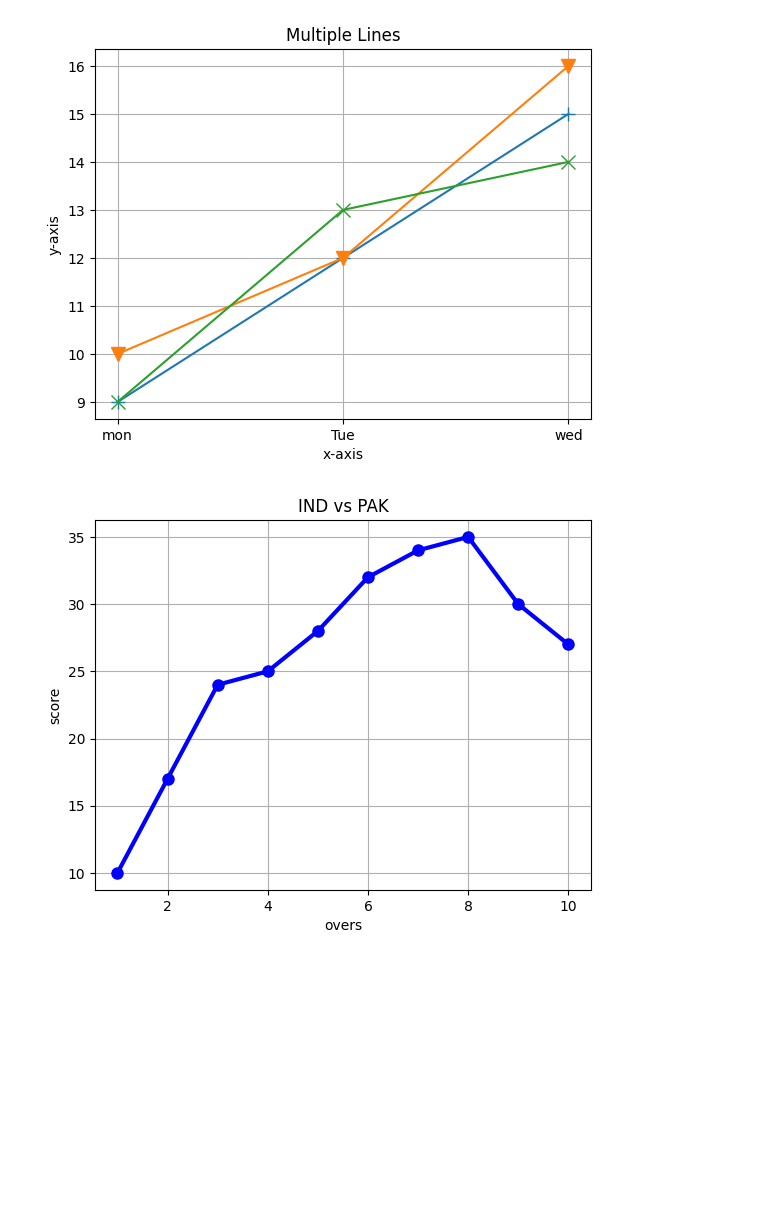
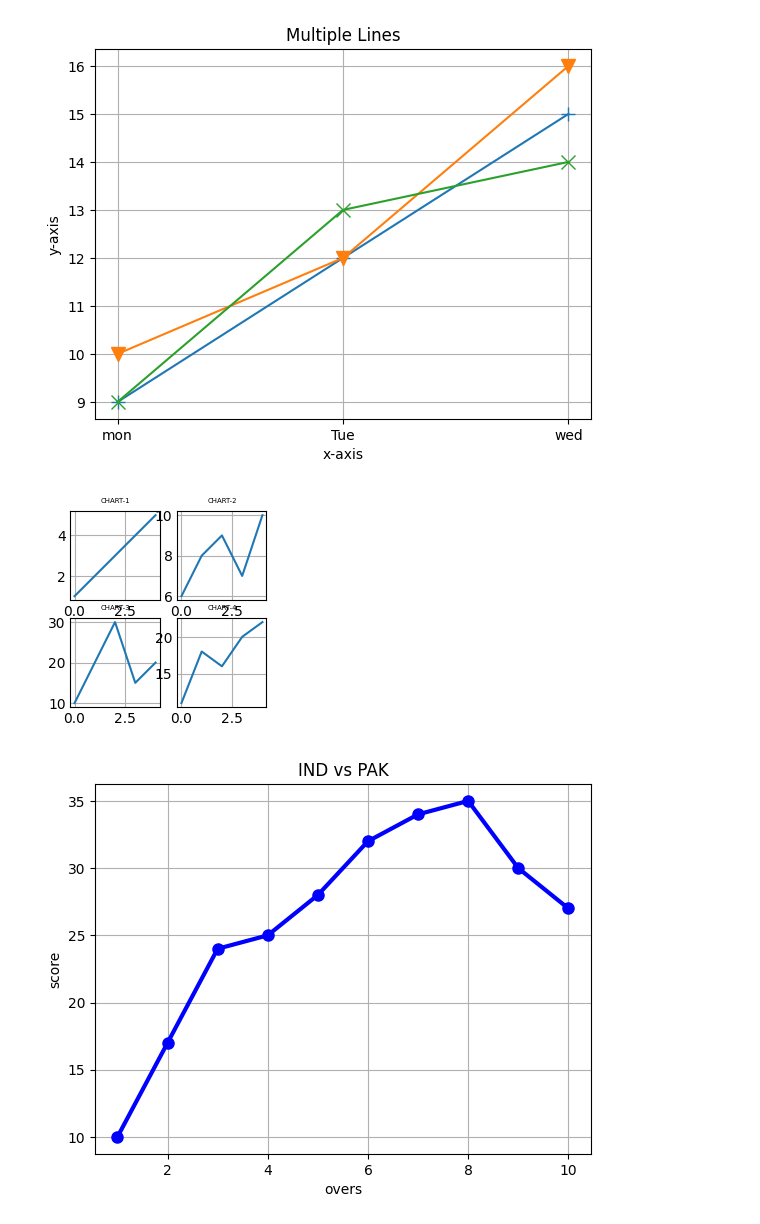
Before and after one commit to lokeshneerasa/Matplotlib, a Jupyter notebook: Matplotlib_Charts.ipynb, the cells around one changed output. Saved outputs shown, nothing was run; the diff lists cells and outputs as text; code cells hidden in the pictures; blank space fills up the shorter version.

```diff
--- a/Matplotlib_Charts.ipynb
+++ b/Matplotlib_Charts.ipynb
@@ -72,6 +72,33 @@ plt.grid(True)
 plt.show()
 # %% [output]
 [figure]
+# %%
+#STEP-7 SUBPLOTS IN LINECHART
+import numpy as np
+import matplotlib.pyplot as plt
+x=[1,2,3,4,5]
+y=[6,8,9,7,10]
+a=[10,20,30,15,20]
+b=[11,18,16,20,22]
+
+plt.subplot(2,2,1)
+plt.plot(x)
+plt.title('CHART-1',fontsize=5)
+
+plt.subplot(2,2,2)
+plt.plot(y)
+plt.title('CHART-2',fontsize=5)
+
+plt.subplot(2,2,3)
+plt.plot(a)
+plt.title("CHART-3",fontsize=5)
+
+plt.subplot(2,2,4)
+plt.plot(b)
+plt.title('CHART-4',fontsize=5)
+plt.show()
+# %% [output]
+[figure, added]
 # %%
 ###################### EXAMPLES FOR LINECHART #################################
 #1.Cricket Match Score progression
```
Also changed, not shown: parts of 13 cells of this notebook.
